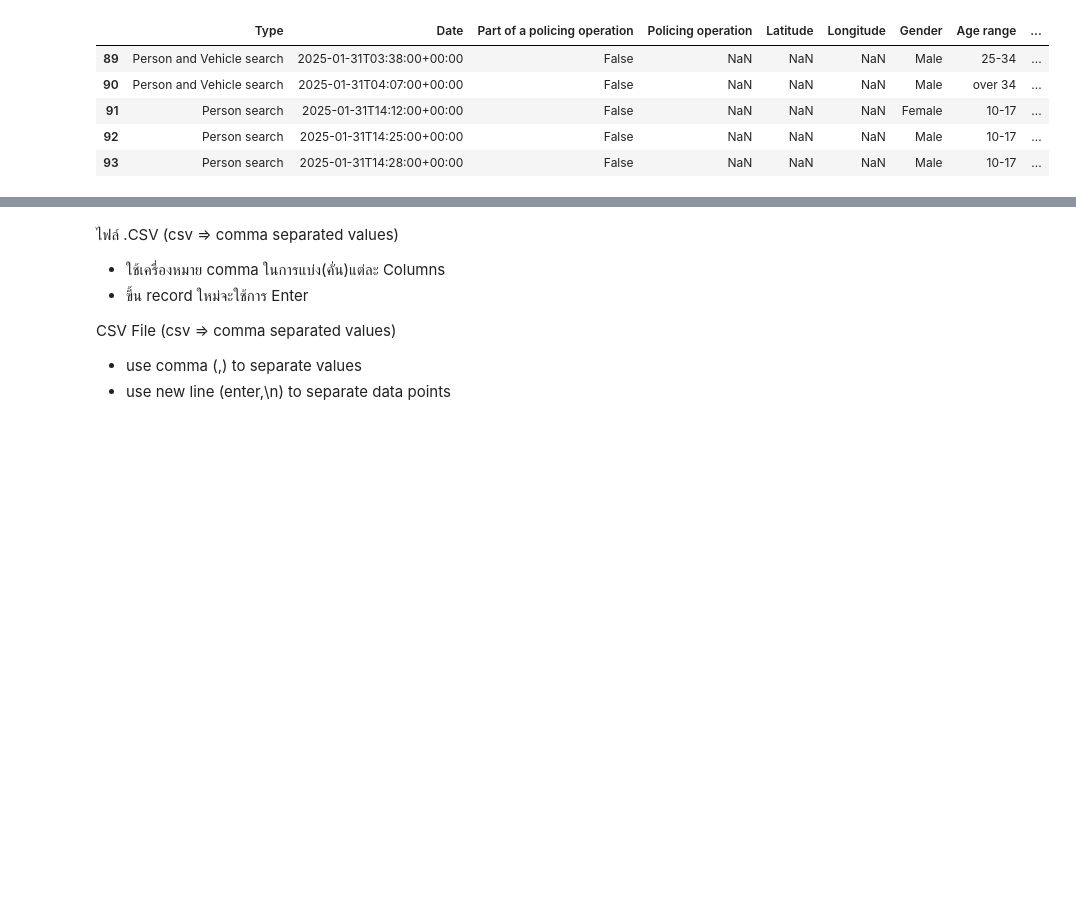
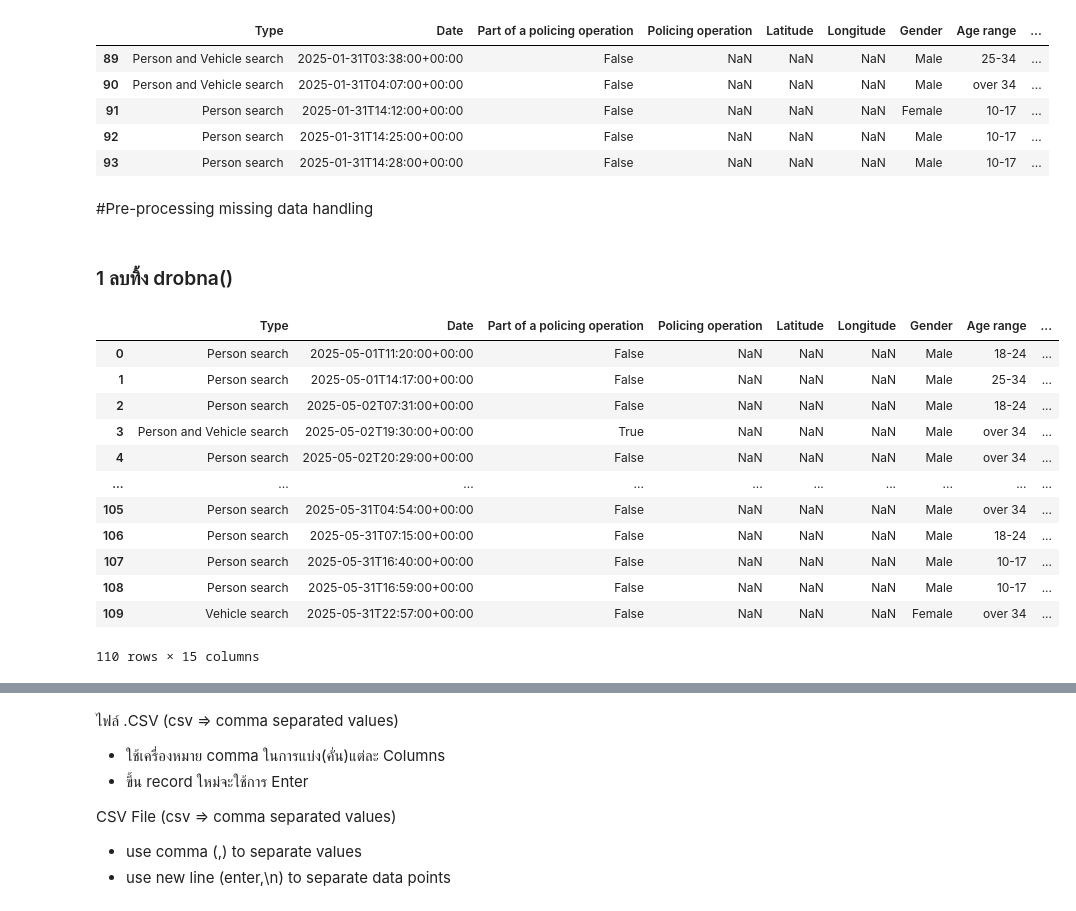
Before and after one commit to bbamknp2018/MSC_DPDM_2025, a Jupyter notebook: Data101_(dpdm24)_Chapter2.ipynb, the cells around one changed output, grey strips where cells are left out. Cells and saved outputs as stored; diff of their text form; code cells hidden in the pictures; blank space fills up the shorter version.

```diff
--- a/Data101_(dpdm24)_Chapter2.ipynb
+++ b/Data101_(dpdm24)_Chapter2.ipynb
@@ -59,3 +59,25 @@ SS_df.tail()
 | 91 | Person search | 2025-01-31T14:12:00+00:00 | False | NaN | NaN | NaN | Female | 10-17 | ... |
 | 92 | Person search | 2025-01-31T14:25:00+00:00 | False | NaN | NaN | NaN | Male | 10-17 | ... |
 | 93 | Person search | 2025-01-31T14:28:00+00:00 | False | NaN | NaN | NaN | Male | 10-17 | ... |
+# %% [markdown]
+#Pre-processing
+missing data handling
+# %% [markdown]
+### 1 ลบทิ้ง drobna()
+# %%
+import pandas as pd #import pandas คือ โหลด package มีชื่อว่า pandas มาใช้ (We use import to pandas define a package that we are using)
+pd.read_csv('/content/2025-05-warwickshire-stop-and-search.csv')
+# %% [output]
+|  | Type | Date | Part of a policing operation | Policing operation | Latitude | Longitude | Gender | Age range | ... |
+| 0 | Person search | 2025-05-01T11:20:00+00:00 | False | NaN | NaN | NaN | Male | 18-24 | ... |
+| 1 | Person search | 2025-05-01T14:17:00+00:00 | False | NaN | NaN | NaN | Male | 25-34 | ... |
+| 2 | Person search | 2025-05-02T07:31:00+00:00 | False | NaN | NaN | NaN | Male | 18-24 | ... |
+| 3 | Person and Vehicle search | 2025-05-02T19:30:00+00:00 | True | NaN | NaN | NaN | Male | over 34 | ... |
+| 4 | Person search | 2025-05-02T20:29:00+00:00 | False | NaN | NaN | NaN | Male | over 34 | ... |
+| ... | ... | ... | ... | ... | ... | ... | ... | ... | ... |
+| 105 | Person search | 2025-05-31T04:54:00+00:00 | False | NaN | NaN | NaN | Male | over 34 | ... |
+| 106 | Person search | 2025-05-31T07:15:00+00:00 | False | NaN | NaN | NaN | Male | 18-24 | ... |
+| 107 | Person search | 2025-05-31T16:40:00+00:00 | False | NaN | NaN | NaN | Male | 10-17 | ... |
+| 108 | Person search | 2025-05-31T16:59:00+00:00 | False | NaN | NaN | NaN | Male | 10-17 | ... |
+| 109 | Vehicle search | 2025-05-31T22:57:00+00:00 | False | NaN | NaN | NaN | Female | over 34 | ... |
+110 rows × 15 columns
```
Also changed, not shown: parts of 4 cells of this notebook.
